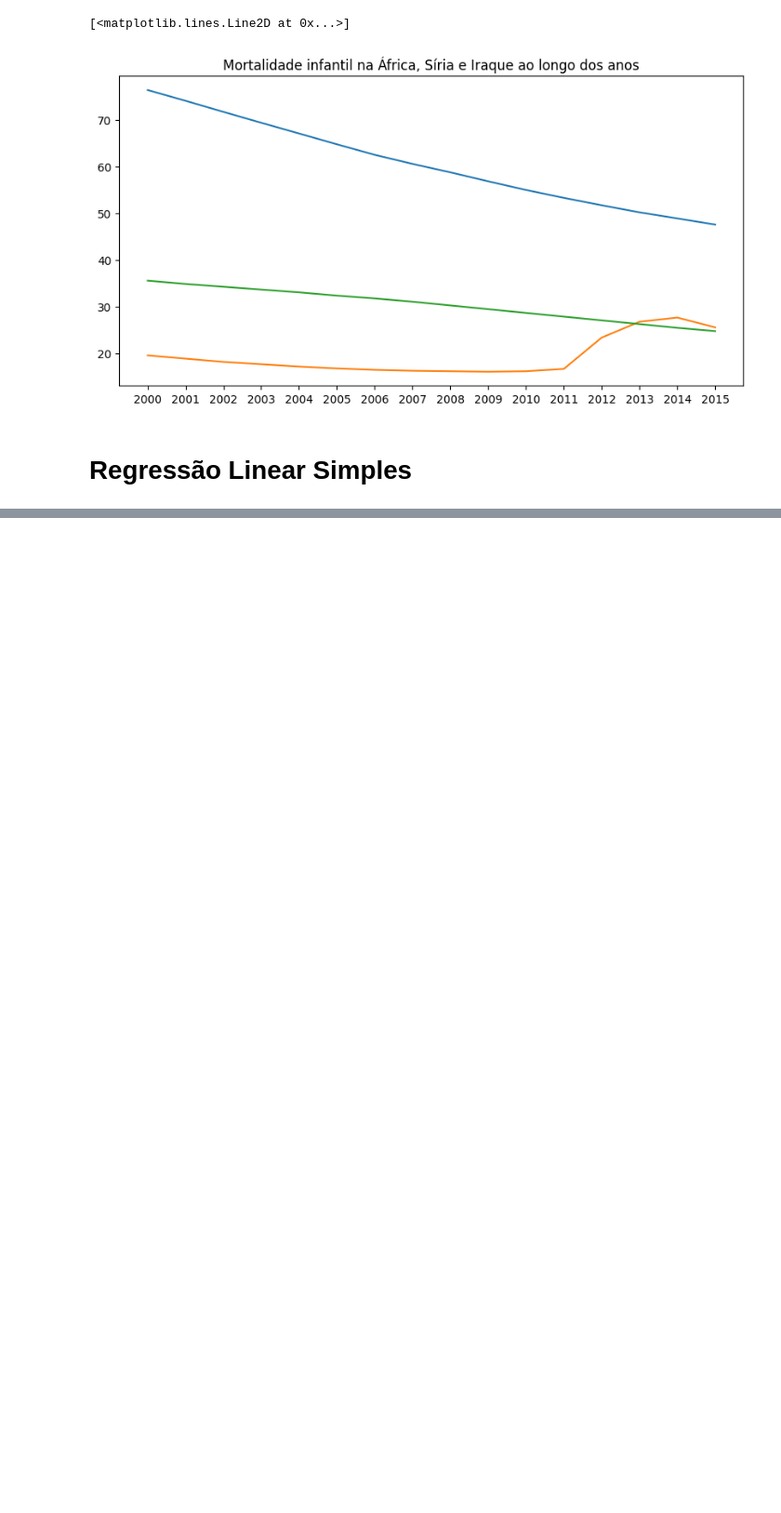
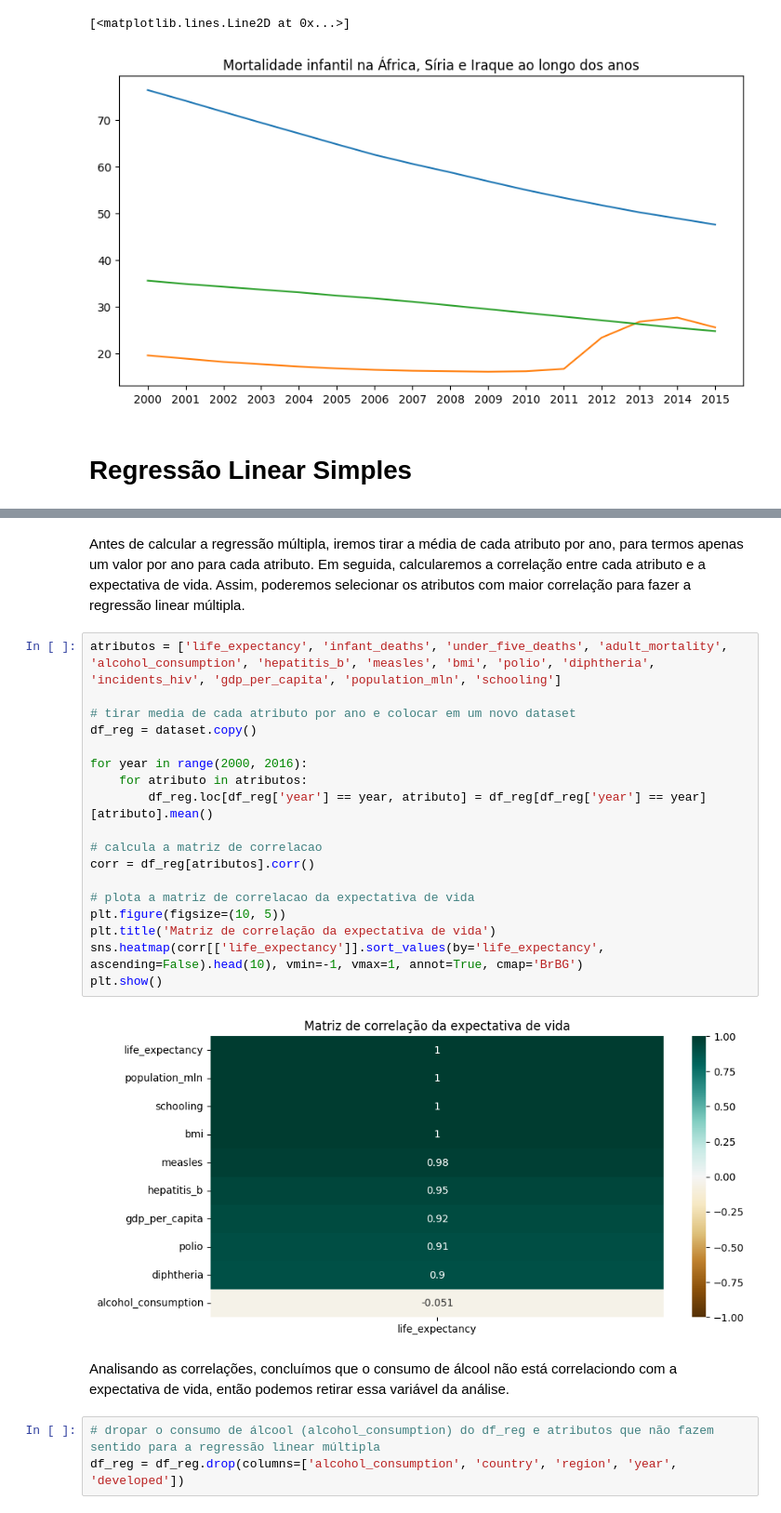
Before and after one commit to carolinabrandao/ICDProjetoFinal, a Jupyter notebook: EDA.ipynb, the cells around one changed output, grey strips where cells are left out. Shown at 93% size. Saved outputs shown, nothing was run; the diff lists cells and outputs as text; blank space fills up the shorter version.

```diff
--- a/EDA.ipynb
+++ b/EDA.ipynb
@@ -606,0 +640,27 @@ life_exp
+# %% [markdown]
+Antes de calcular a regressão múltipla, iremos tirar a média de cada atributo por ano, para termos apenas um valor por ano para cada atributo. Em seguida, calcularemos a correlação entre cada atributo e a expectativa de vida. Assim, poderemos selecionar os atributos com maior correlação para fazer a regressão linear múltipla.
+# %%
+atributos = ['life_expectancy', 'infant_deaths', 'under_five_deaths', 'adult_mortality', 'alcohol_consumption', 'hepatitis_b', 'measles', 'bmi', 'polio', 'diphtheria', 'incidents_hiv', 'gdp_per_capita', 'population_mln', 'schooling']
+
+# tirar media de cada atributo por ano e colocar em um novo dataset
+df_reg = dataset.copy()
+
+for year in range(2000, 2016):
+    for atributo in atributos:
+        df_reg.loc[df_reg['year'] == year, atributo] = df_reg[df_reg['year'] == year][atributo].mean()
+
+# calcula a matriz de correlacao
+corr = df_reg[atributos].corr()
+
+# plota a matriz de correlacao da expectativa de vida
+plt.figure(figsize=(10, 5))
+plt.title('Matriz de correlação da expectativa de vida')
+sns.heatmap(corr[['life_expectancy']].sort_values(by='life_expectancy', ascending=False).head(10), vmin=-1, vmax=1, annot=True, cmap='BrBG')
+plt.show()
+# %% [output]
+[figure, added]
+# %% [markdown]
+Analisando as correlações, concluímos que o consumo de álcool não está correlaciondo com a expectativa de vida, então podemos retirar essa variável da análise.
+# %%
+# dropar o consumo de álcool (alcohol_consumption) do df_reg e atributos que não fazem sentido para a regressão linear múltipla
+df_reg = df_reg.drop(columns=['alcohol_consumption', 'country', 'region', 'year', 'developed'])
```
Also changed, not shown: parts of 14 cells of this notebook.
